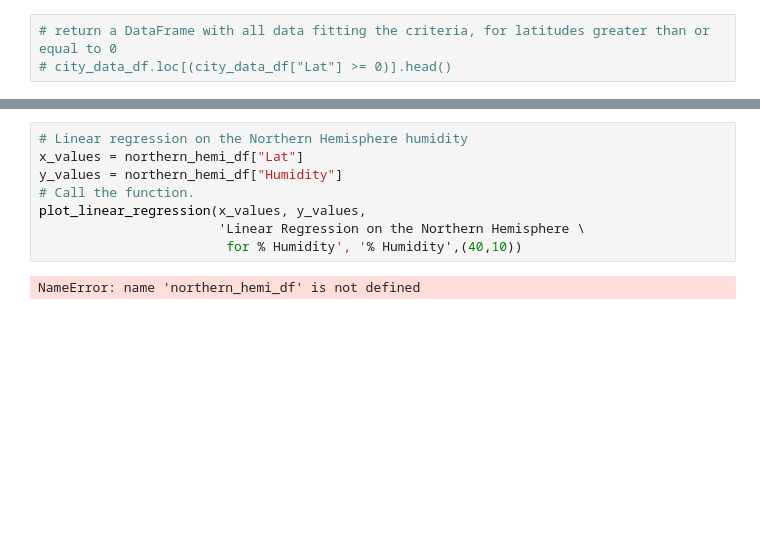
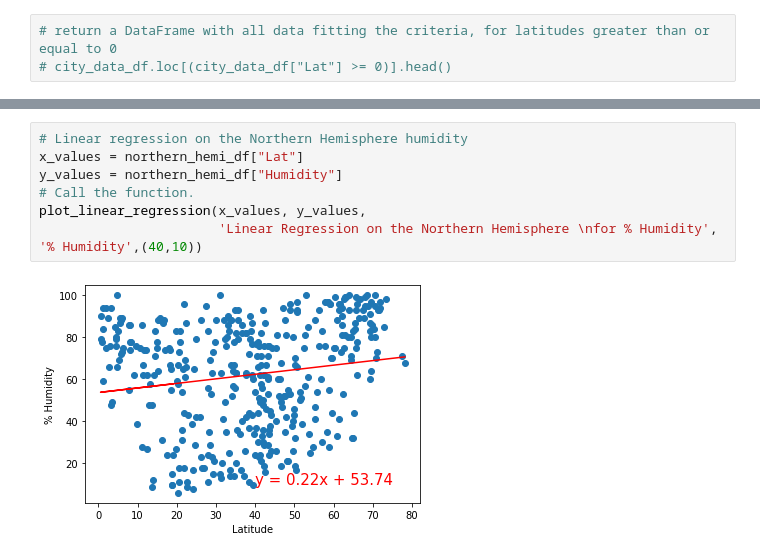
Before and after one commit to MServ/World_Weather_Analysis, a Jupyter notebook: WeatherPy.ipynb, the cells around one changed output, grey strips where cells are left out. Drawn from its saved outputs; the diff is of its cells as text; blank space fills up the shorter version.

```diff
--- a/WeatherPy.ipynb
+++ b/WeatherPy.ipynb
@@ -281,13 +305,12 @@ NameError: name 'southern_hemi_df' is not defined
 # %%
 # Linear regression on the Northern Hemisphere humidity
 x_values = northern_hemi_df["Lat"]
 y_values = northern_hemi_df["Humidity"]
 # Call the function.
 plot_linear_regression(x_values, y_values,
-                       'Linear Regression on the Northern Hemisphere \
-                        for % Humidity', '% Humidity',(40,10))
+                       'Linear Regression on the Northern Hemisphere \nfor % Humidity', '% Humidity',(40,10))
 # %% [output]
-NameError: name 'northern_hemi_df' is not defined
+[figure, added]
 # %%
 # Linear regression on the Southern Hemisphere humidity
 x_values = southern_hemi_df["Lat"]
```
Also changed, not shown: parts of 20 cells of this notebook, 6 other files.
